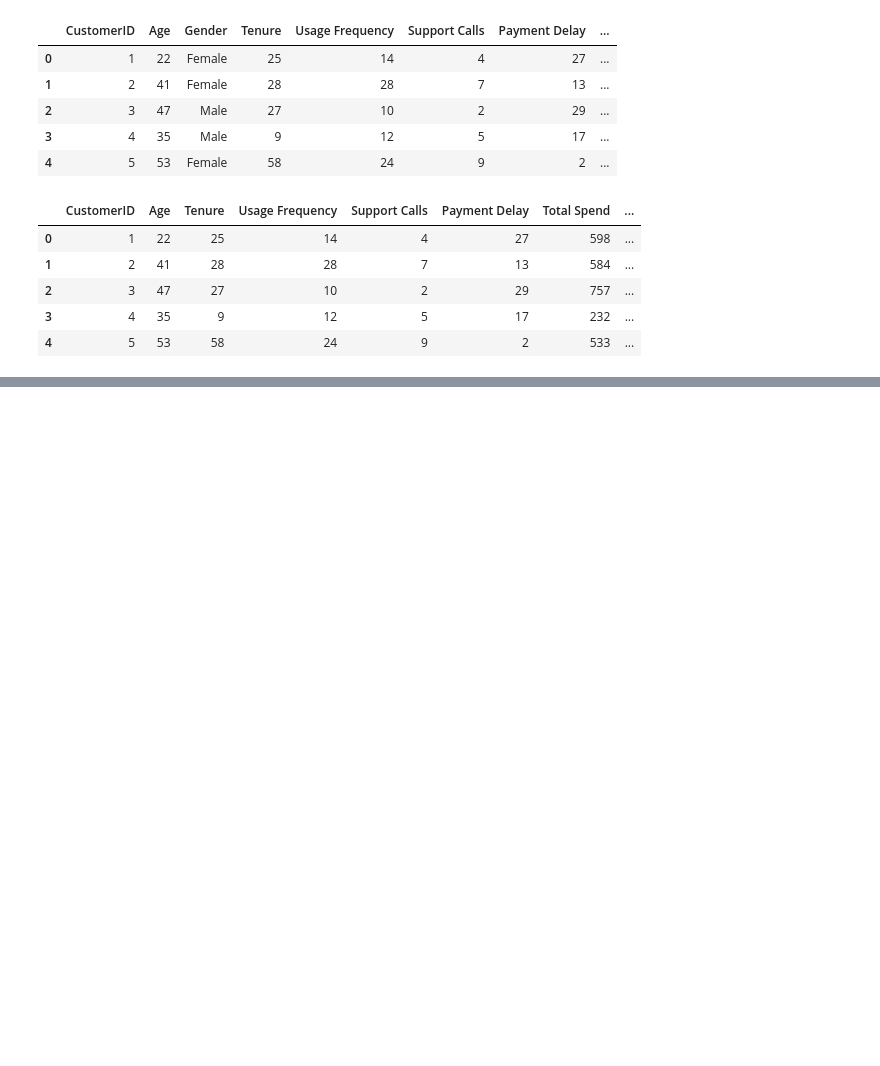
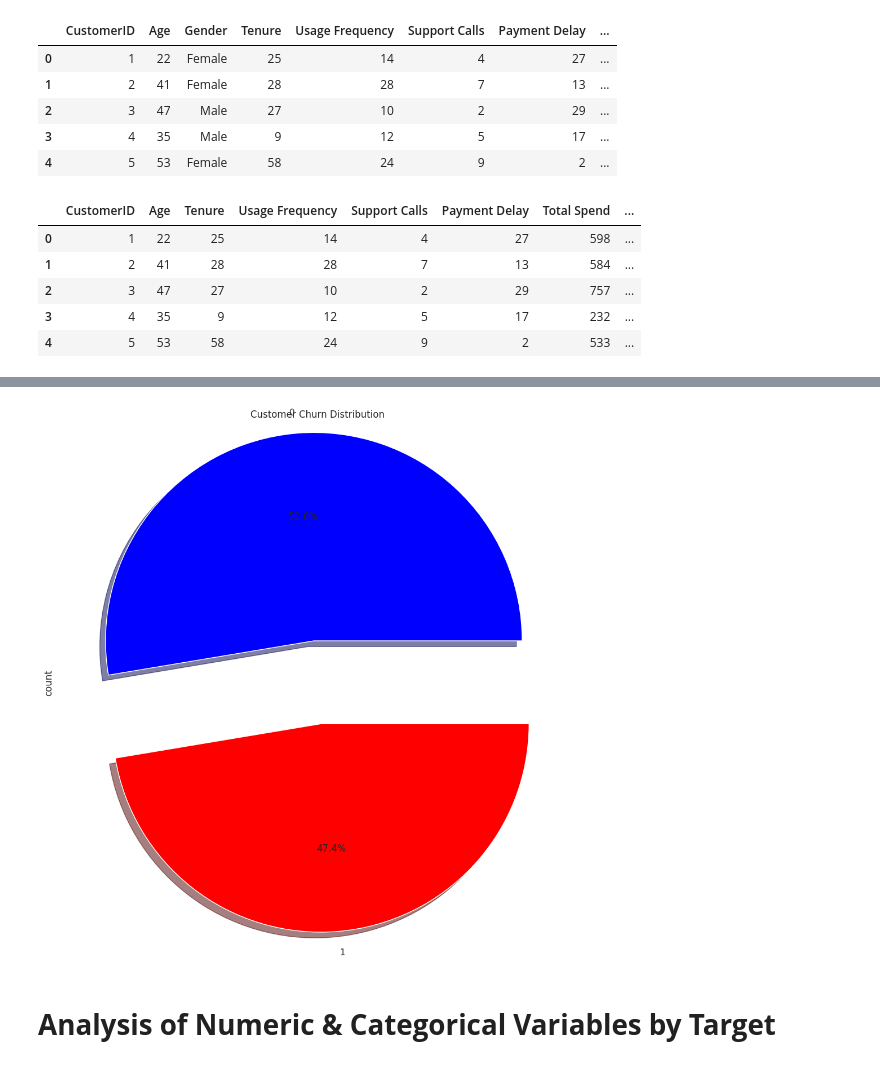
Before and after one commit to TshidisoKingk/Telco-Customer-Churn, a Jupyter notebook: Customer_churn.ipynb, the cells around one changed output, grey strips where cells are left out. Saved outputs shown, nothing was run; the diff lists cells and outputs as text; code cells hidden in the pictures; blank space fills up the shorter version.

```diff
--- a/Customer_churn.ipynb
+++ b/Customer_churn.ipynb
@@ -267,0 +326,8 @@ plt.show()
+# %%
+df["Churn"].value_counts().plot.pie(explode=[0.2, 0.2], autopct='%1.1f%%', shadow=True, colors=['blue', 'red'])
+plt.title('Customer Churn Distribution')
+plt.show()
+# %% [output]
+[figure, added]
+# %% [markdown]
+# **Analysis of Numeric & Categorical Variables by Target**
```
Also changed, not shown: parts of 41 cells of this notebook.
